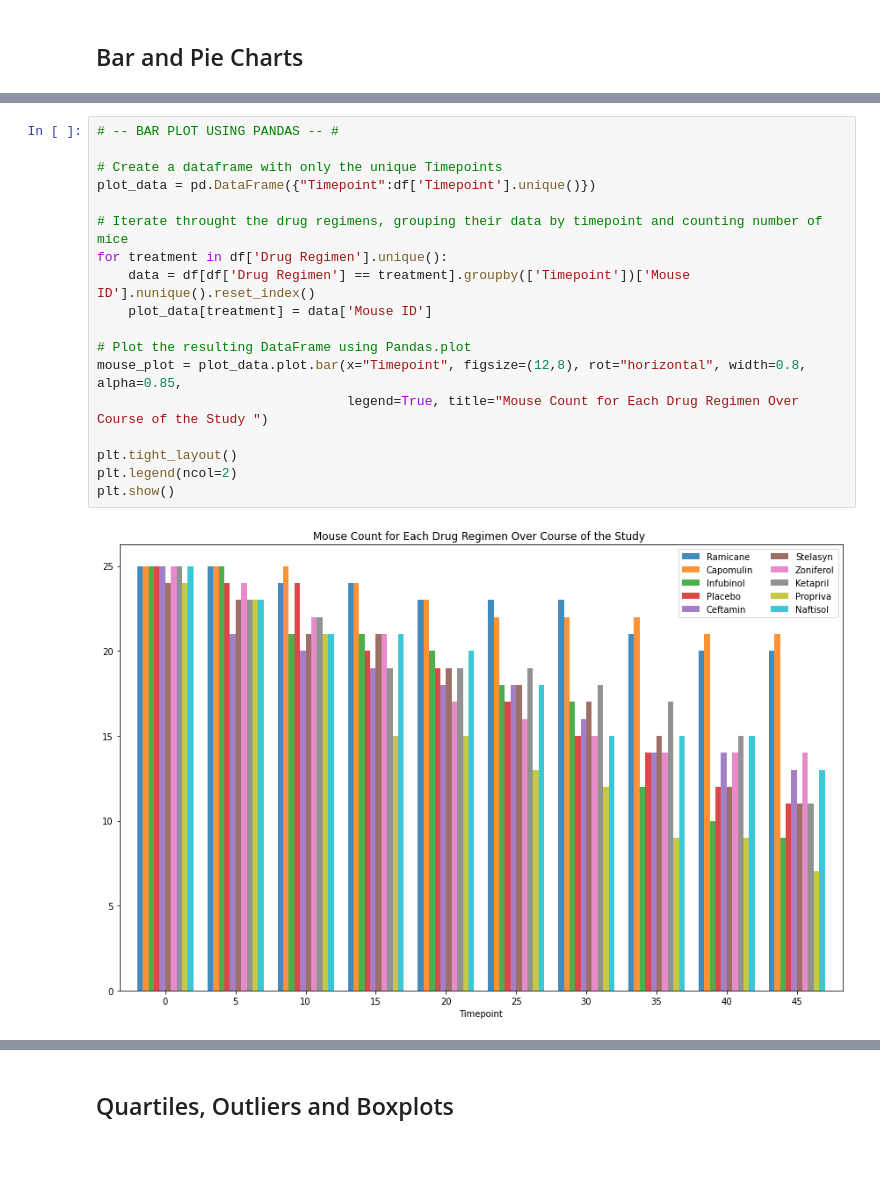
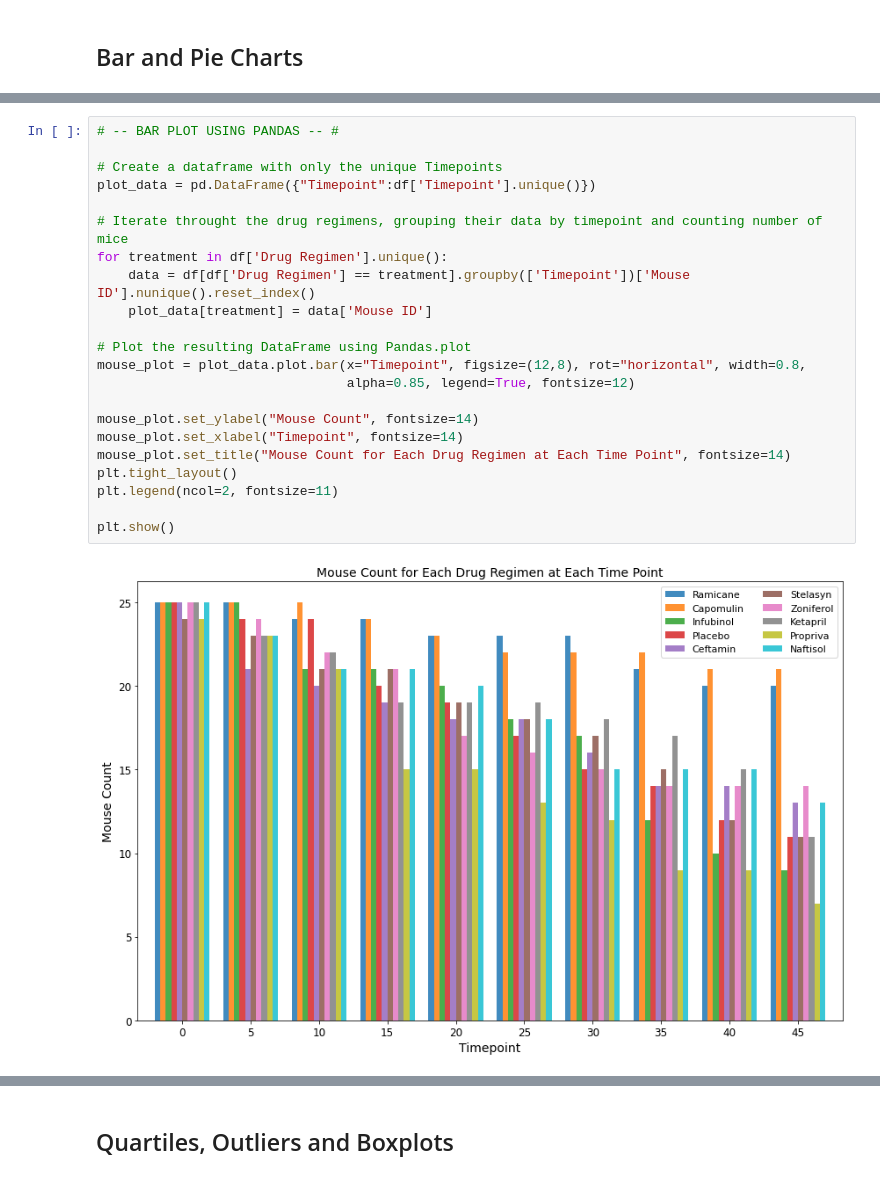
Before and after one commit to dcurrigan/matplotlib-challenge, a Jupyter notebook: pymaceuticals_starter.ipynb, the cells around one changed output, grey strips where cells are left out. Saved outputs shown, nothing was run; the diff lists cells and outputs as text.

```diff
--- a/pymaceuticals_starter.ipynb
+++ b/pymaceuticals_starter.ipynb
@@ -125,23 +170,27 @@ Summary stats for tumor volume (units = mm3), for each drug regimen:
 # %%
 # -- BAR PLOT USING PANDAS -- #
 
 # Create a dataframe with only the unique Timepoints
 plot_data = pd.DataFrame({"Timepoint":df['Timepoint'].unique()})
 
 # Iterate throught the drug regimens, grouping their data by timepoint and counting number of mice
 for treatment in df['Drug Regimen'].unique():
     data = df[df['Drug Regimen'] == treatment].groupby(['Timepoint'])['Mouse ID'].nunique().reset_index()
     plot_data[treatment] = data['Mouse ID']
 
 # Plot the resulting DataFrame using Pandas.plot
-mouse_plot = plot_data.plot.bar(x="Timepoint", figsize=(12,8), rot="horizontal", width=0.8, alpha=0.85,
-                                legend=True, title="Mouse Count for Each Drug Regimen Over Course of the Study ")
+mouse_plot = plot_data.plot.bar(x="Timepoint", figsize=(12,8), rot="horizontal", width=0.8,
+                                alpha=0.85, legend=True, fontsize=12)
 
+mouse_plot.set_ylabel("Mouse Count", fontsize=14)
+mouse_plot.set_xlabel("Timepoint", fontsize=14)
+mouse_plot.set_title("Mouse Count for Each Drug Regimen at Each Time Point", fontsize=14)
 plt.tight_layout()
-plt.legend(ncol=2)
+plt.legend(ncol=2, fontsize=11)
+
 plt.show()
 # %% [output]
-[figure, old version]
+[figure, new version]
 # %%
 # -- BAR PLOT USING PYPLOT -- #
 
```
Also changed, not shown: parts of 10 cells of this notebook, 1 other file.
